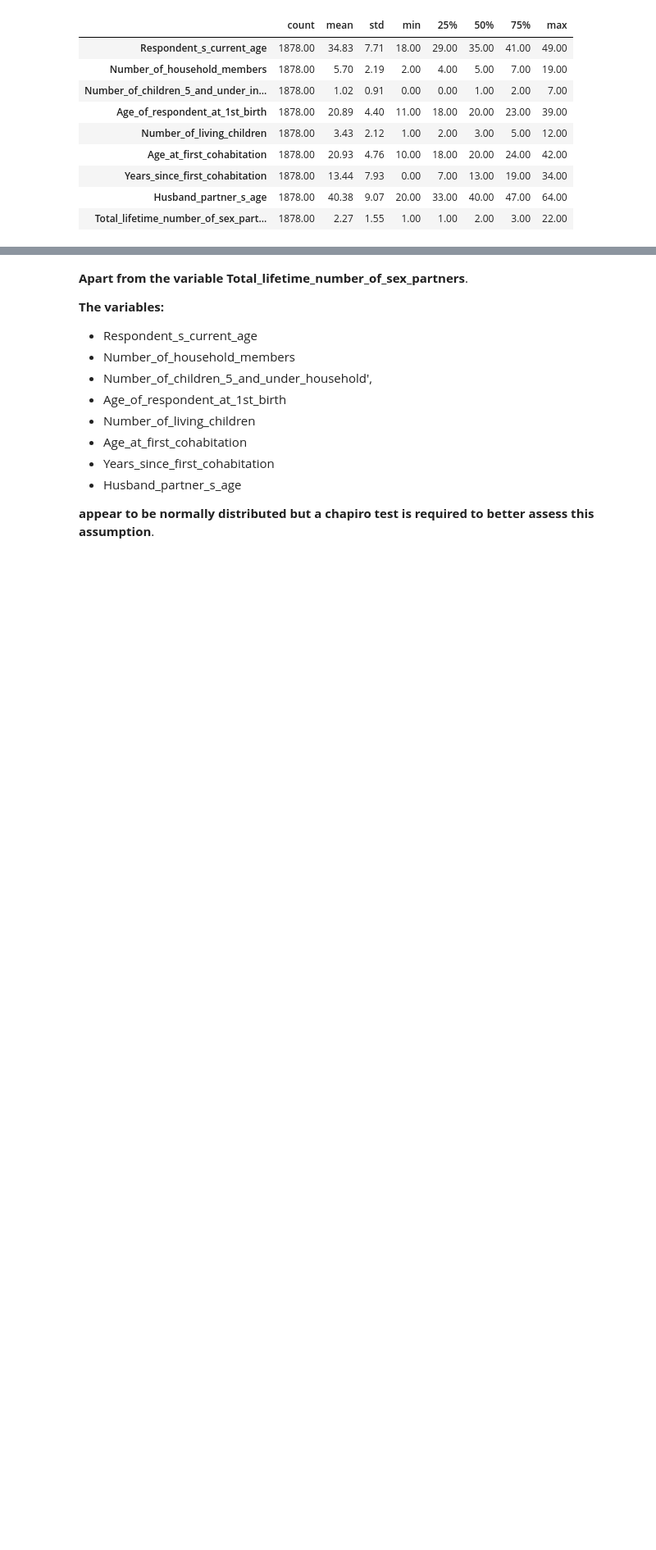
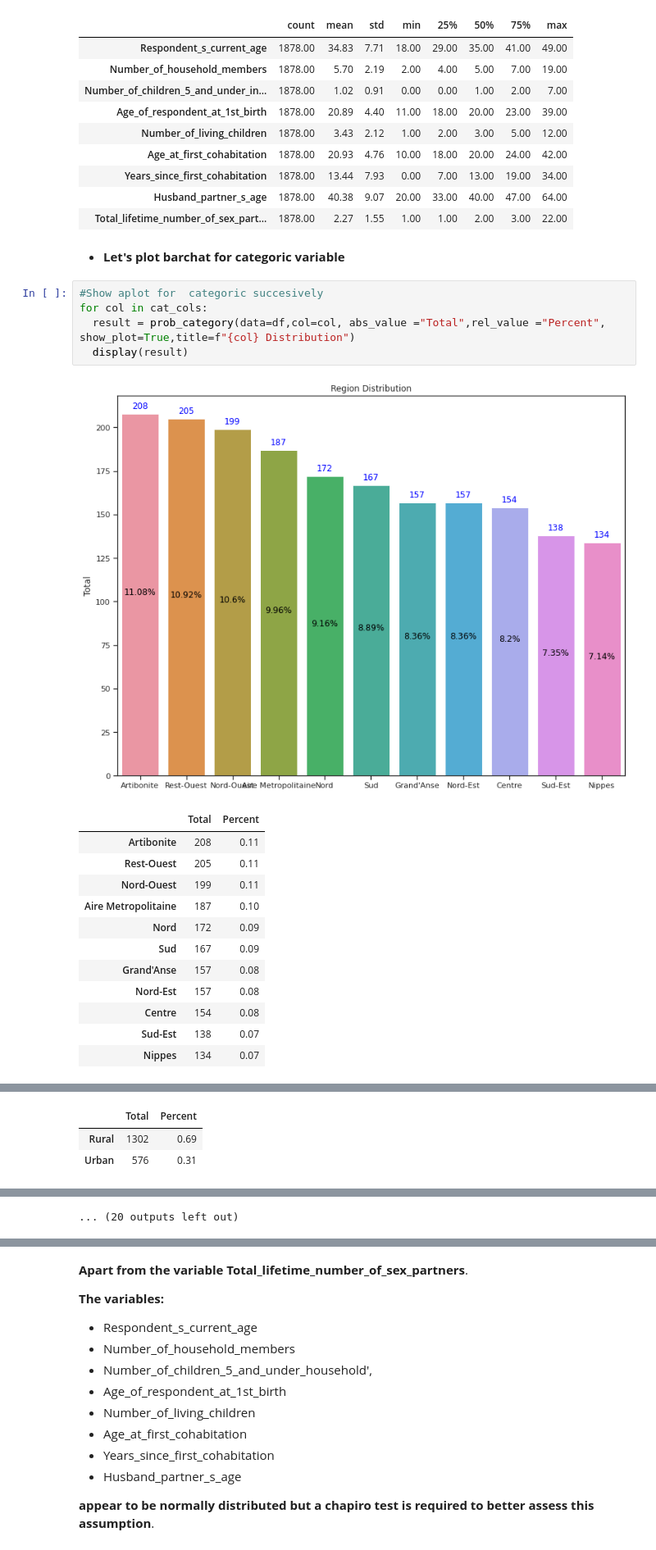
Before and after one commit to MMasson1988/Capstone-s-Project, a Jupyter notebook: Ben_Project.ipynb, the cells around one changed output, grey strips where cells are left out. Shown at 82% size. Saved outputs shown, nothing was run; the diff lists cells and outputs as text; blank space fills up the shorter version.

```diff
--- a/Ben_Project.ipynb
+++ b/Ben_Project.ipynb
@@ -527,3 +511,24 @@ df.describe(include=[np.number]).T
 | Years_since_first_cohabitation | 1878.00 | 13.44 | 7.93 | 0.00 | 7.00 | 13.00 | 19.00 | 34.00 |
 | Husband_partner_s_age | 1878.00 | 40.38 | 9.07 | 20.00 | 33.00 | 40.00 | 47.00 | 64.00 |
 | Total_lifetime_number_of_sex_part... | 1878.00 | 2.27 | 1.55 | 1.00 | 1.00 | 2.00 | 3.00 | 22.00 |
+# %% [markdown]
+* **Let's plot barchat for categoric variable**
+# %%
+#Show aplot for  categoric succesively
+for col in cat_cols:
+  result = prob_category(data=df,col=col, abs_value ="Total",rel_value ="Percent", show_plot=True,title=f"{col} Distribution")
+  display(result)
+# %% [output]
+[figure, added]
+|  | Total | Percent |
+| Artibonite | 208 | 0.11 |
+| Rest-Ouest | 205 | 0.11 |
+| Nord-Ouest | 199 | 0.11 |
+| Aire Metropolitaine | 187 | 0.10 |
+| Nord | 172 | 0.09 |
+| Sud | 167 | 0.09 |
+| Grand'Anse | 157 | 0.08 |
+| Nord-Est | 157 | 0.08 |
+| Centre | 154 | 0.08 |
+| Sud-Est | 138 | 0.07 |
+| Nippes | 134 | 0.07 |
@@ -529,0 +536,3 @@ df.describe(include=[np.number]).T
+|  | Total | Percent |
+| Rural | 1302 | 0.69 |
+| Urban | 576 | 0.31 |
@@ -530 +564,2 @@ df.describe(include=[np.number]).T
+... (20 outputs left out)
 # %% [markdown]
```
Also changed, not shown: parts of 47 cells of this notebook.
